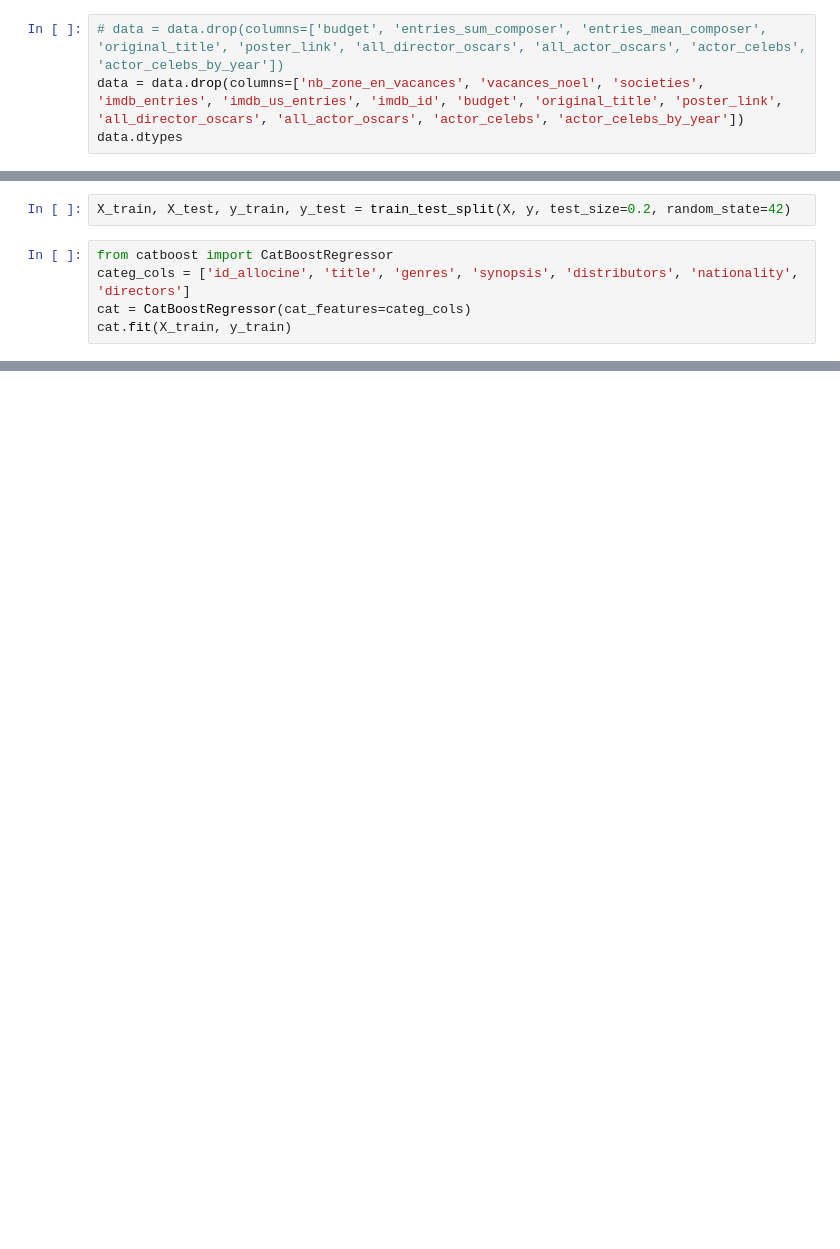
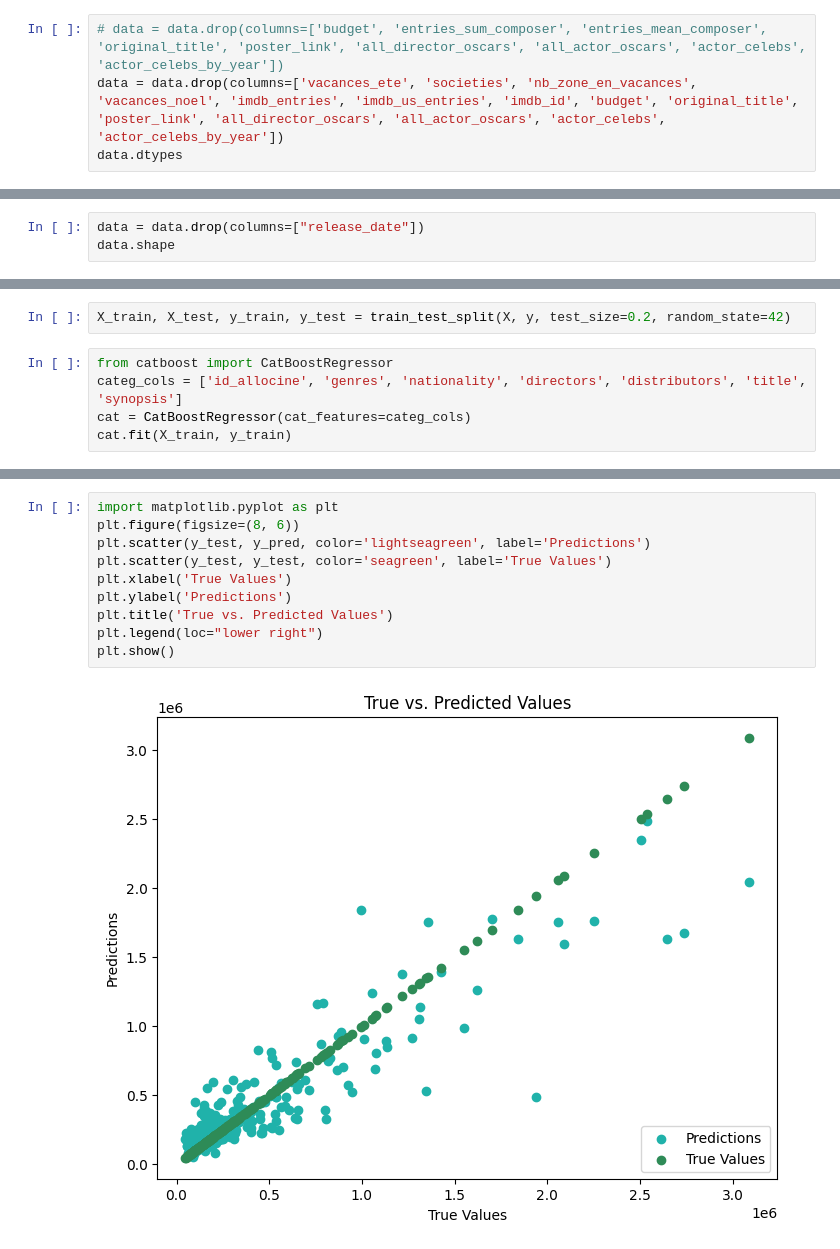
Before and after one commit to t7bo/BOX, a Jupyter notebook: ml/ml.ipynb, the cells around one changed output, grey strips where cells are left out. Saved outputs shown, nothing was run; the diff lists cells and outputs as text; blank space fills up the shorter version.

```diff
--- a/ml/ml.ipynb
+++ b/ml/ml.ipynb
@@ -13,7 +13,7 @@ data.sample(1)
 #### Suppression des features inutiles
 # %%
 # data = data.drop(columns=['budget', 'entries_sum_composer', 'entries_mean_composer', 'original_title', 'poster_link', 'all_director_oscars', 'all_actor_oscars', 'actor_celebs', 'actor_celebs_by_year'])
-data = data.drop(columns=['nb_zone_en_vacances', 'vacances_noel', 'societies', 'imdb_entries', 'imdb_us_entries', 'imdb_id', 'budget', 'original_title', 'poster_link', 'all_director_oscars', 'all_actor_oscars', 'actor_celebs', 'actor_celebs_by_year'])
+data = data.drop(columns=['vacances_ete', 'societies', 'nb_zone_en_vacances', 'vacances_noel', 'imdb_entries', 'imdb_us_entries', 'imdb_id', 'budget', 'original_title', 'poster_link', 'all_director_oscars', 'all_actor_oscars', 'actor_celebs', 'actor_celebs_by_year'])
 data.dtypes
 # %% [output]
 id_allocine                int64
@@ -66,0 +63,3 @@ data.shape
+# %%
+data = data.drop(columns=["release_date"])
+data.shape
@@ -180,7 +180,7 @@ dtype: int64
 X_train, X_test, y_train, y_test = train_test_split(X, y, test_size=0.2, random_state=42)
 # %%
 from catboost import CatBoostRegressor
-categ_cols = ['id_allocine', 'title', 'genres', 'synopsis', 'distributors', 'nationality', 'directors']
+categ_cols = ['id_allocine', 'genres', 'nationality', 'directors', 'distributors', 'title', 'synopsis']
 cat = CatBoostRegressor(cat_features=categ_cols)
 cat.fit(X_train, y_train)
 # %% [output]
@@ -240,0 +239,12 @@ data.shape
+# %%
+import matplotlib.pyplot as plt
+plt.figure(figsize=(8, 6))
+plt.scatter(y_test, y_pred, color='lightseagreen', label='Predictions')
+plt.scatter(y_test, y_test, color='seagreen', label='True Values')
+plt.xlabel('True Values')
+plt.ylabel('Predictions')
+plt.title('True vs. Predicted Values')
+plt.legend(loc="lower right")
+plt.show()
+# %% [output]
+[figure, added]
```
Also changed, not shown: parts of 18 cells of this notebook, 6 other files.
